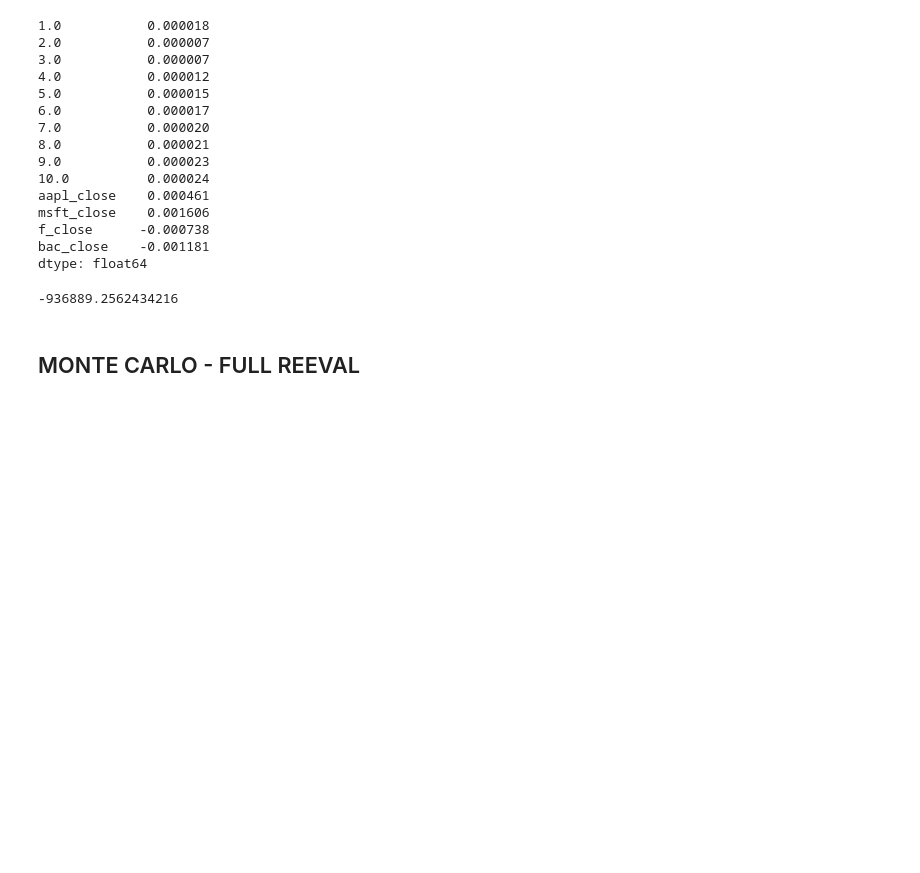
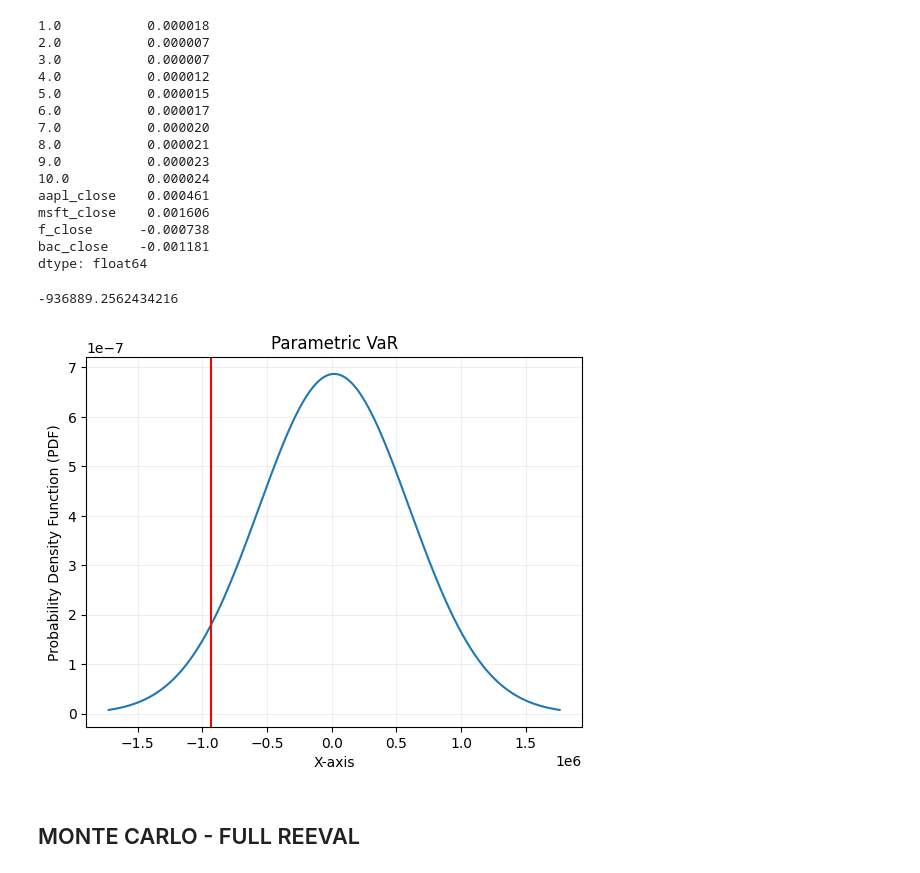
Before and after one commit to kilowiski/risk-analysis-mirror, a Jupyter notebook: var_combined_only.ipynb, the cells around one changed output. Cells and saved outputs as stored; diff of their text form; code cells hidden in the pictures; blank space fills up the shorter version.

Commit message:
add graphs

```diff
--- a/var_combined_only.ipynb
+++ b/var_combined_only.ipynb
@@ -246,6 +246,23 @@ var_port = port_mean + z_value * np.sqrt(port_var)
 var_port
 # %% [output]
 -936889.2562434216
+# %%
+# Generate data points for the normal distribution
+mean = port_mean
+std_dev = np.sqrt(port_var)
+x = np.linspace(mean - 3 * std_dev, mean + 3 * std_dev, 1000)
+y = norm.pdf(x, mean, std_dev)
+
+# Plot the normal distribution
+plt.plot(x, y, label=f"Mean={mean}, Std Dev={std_dev}")
+plt.title("Parametric VaR")
+plt.xlabel("X-axis")
+plt.ylabel("Probability Density Function (PDF)")
+plt.axvline(var_port, color="red")
+plt.grid(alpha=0.2)
+plt.show()
+# %% [output]
+[figure, added]
 # %% [markdown]
 ## MONTE CARLO - FULL REEVAL ##
 # %%
```
Also changed, not shown: parts of 4 cells of this notebook.
